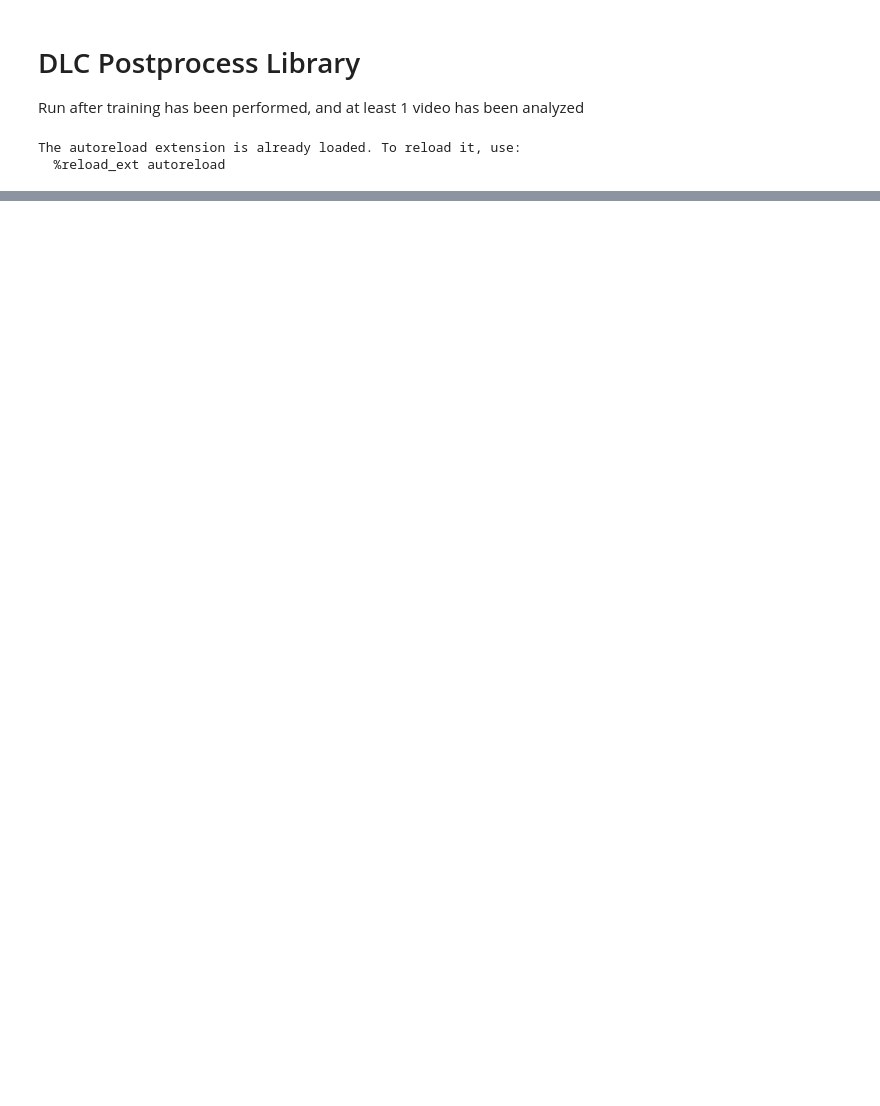
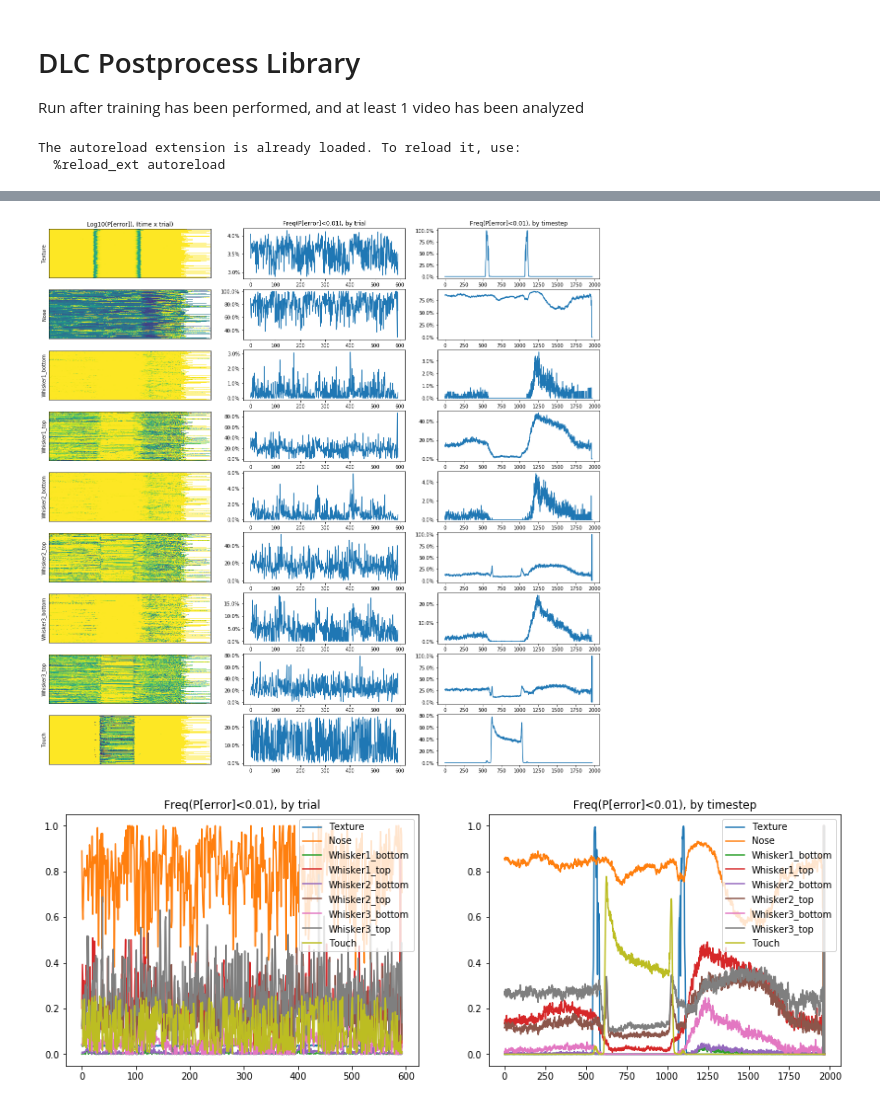
Before and after one commit to Lippolis96/dlc-scripts, a Jupyter notebook: scripts/dlc-postprocess-multitrial.ipynb, the cells around one changed output, grey strips where cells are left out. Drawn from its saved outputs; the diff is of its cells as text; code cells hidden in the pictures; blank space fills up the shorter version.

```diff
--- a/scripts/dlc-postprocess-multitrial.ipynb
+++ b/scripts/dlc-postprocess-multitrial.ipynb
@@ -51,0 +100,39 @@ KeyboardInterrupt:
+# %%
+P_THR = 0.01  # P-Value cutoff
+
+fig, ax = plt.subplots(nrows=N_NODES, ncols=3, figsize=(20,20))
+fig2, ax2 = plt.subplots(ncols=2, figsize=(15,5))
+for iNode in range(N_NODES):
+    P_ERR = 1 - np.array(dlc_h5_file['P'][:, iNode, :]).T
+    P_ERR_NONAN = np.copy(P_ERR)
+    P_ERR_NONAN[np.isnan(P_ERR_NONAN)] = 1
+    F_ERR_TEX  = np.sum(P_ERR_NONAN < P_THR, axis=0) / np.sum(1 - np.isnan(P_ERR), axis=0)
+    F_ERR_TIME = np.sum(P_ERR_NONAN < P_THR, axis=1) / np.sum(1 - np.isnan(P_ERR), axis=1)
+    P_ERR[P_ERR == 0] = 1.0e-15
+
+    ax[iNode][0].imshow(np.log10(P_ERR), vmin=-6, vmax=0)
+    ax[iNode][0].set_ylabel(NODE_NAMES[iNode])
+    ax[iNode][0].get_xaxis().set_ticks([])
+    ax[iNode][0].get_yaxis().set_ticks([])
+
+    ax[iNode][1].plot(F_ERR_TIME)
+    ax[iNode][2].plot(F_ERR_TEX)
+    ax[iNode][1].set_yticklabels(['{:,.1%}'.format(x) for x in ax[iNode][1].get_yticks()])
+    ax[iNode][2].set_yticklabels(['{:,.1%}'.format(x) for x in ax[iNode][2].get_yticks()])
+
+    ax2[0].plot(F_ERR_TIME, label=NODE_NAMES[iNode])
+    ax2[1].plot(F_ERR_TEX,  label=NODE_NAMES[iNode])
+
+    if iNode==0:
+        ax[iNode][0].set_title("Log10(P[error]), (time x trial)")
+        ax[iNode][1].set_title("Freq(P[error]<0.01), by trial")
+        ax[iNode][2].set_title("Freq(P[error]<0.01), by timestep")
+
+ax2[0].set_title("Freq(P[error]<0.01), by trial")
+ax2[1].set_title("Freq(P[error]<0.01), by timestep")
+ax2[0].legend()
+ax2[1].legend()
+plt.show()
+# %% [output]
+[figure, added]
+[figure, added]
```
Also changed, not shown: parts of 14 cells of this notebook, 3 other files.
